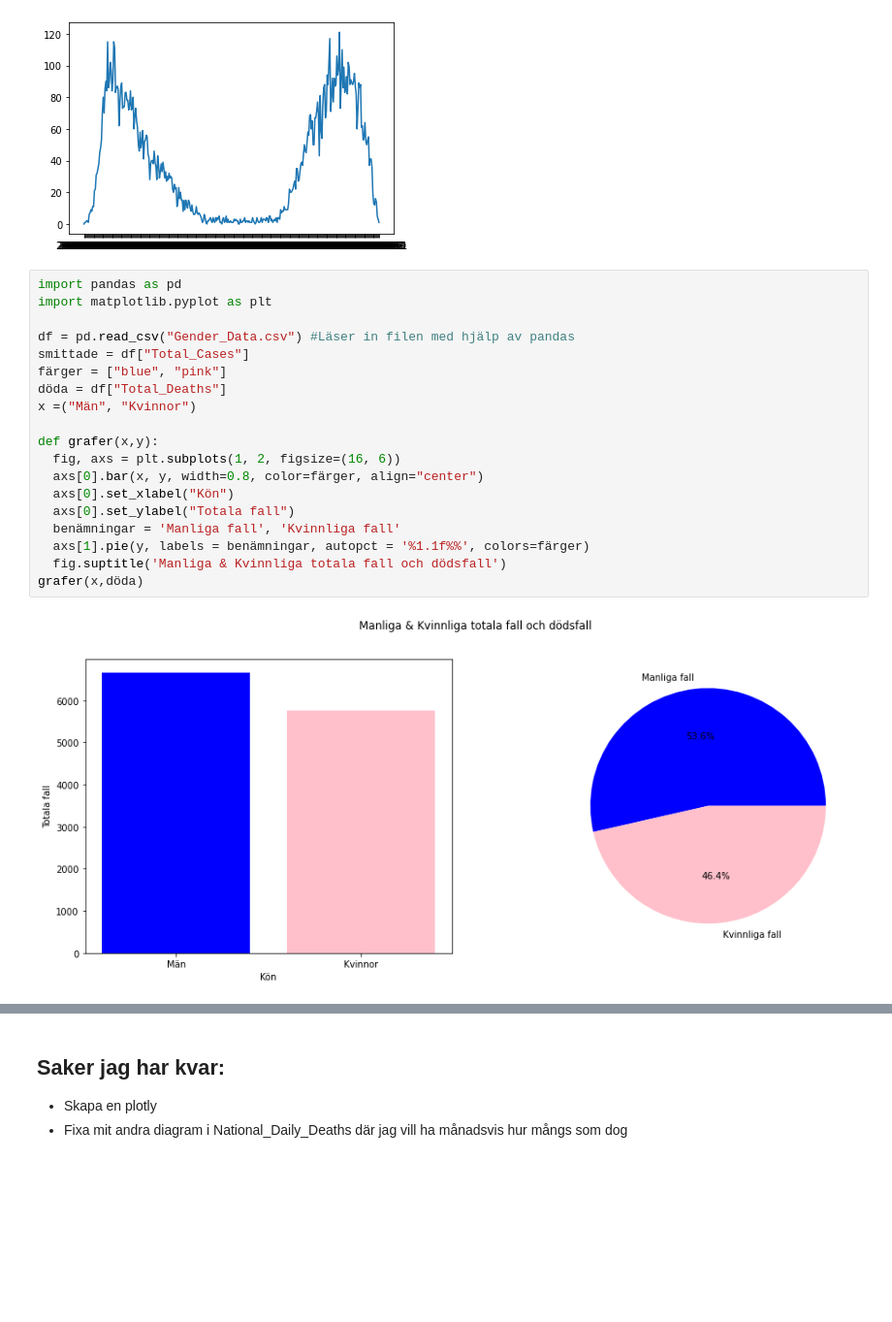
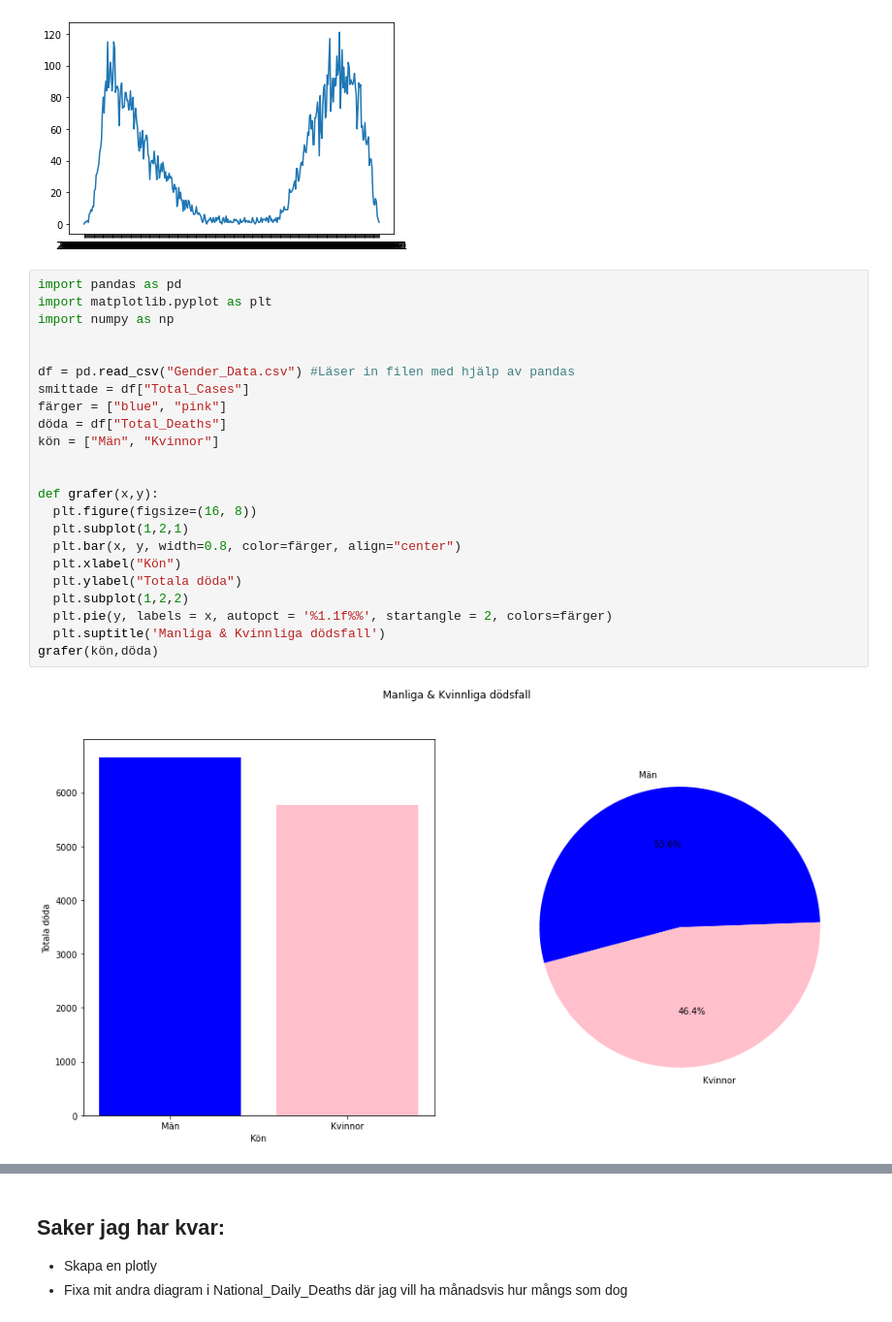
Before and after one commit to Limpan0305/linus_sundsten_TE19C, a Jupyter notebook: Programmering1/Dataanalysprojekt/projekt.ipynb, the cells around one changed output, grey strips where cells are left out. Shown at 97% size. Drawn from its saved outputs; the diff is of its cells as text; blank space fills up the shorter version.

```diff
--- a/Programmering1/Dataanalysprojekt/projekt.ipynb
+++ b/Programmering1/Dataanalysprojekt/projekt.ipynb
@@ -15,24 +15,28 @@ plt.show()
 # %%
 import pandas as pd
 import matplotlib.pyplot as plt
+import numpy as np
+
 
 df = pd.read_csv("Gender_Data.csv") #Läser in filen med hjälp av pandas
 smittade = df["Total_Cases"]
 färger = ["blue", "pink"]
 döda = df["Total_Deaths"]
-x =("Män", "Kvinnor")
+kön = ["Män", "Kvinnor"]
+
 
 def grafer(x,y):
-  fig, axs = plt.subplots(1, 2, figsize=(16, 6))
-  axs[0].bar(x, y, width=0.8, color=färger, align="center")
-  axs[0].set_xlabel("Kön")
-  axs[0].set_ylabel("Totala fall")
-  benämningar = 'Manliga fall', 'Kvinnliga fall'
-  axs[1].pie(y, labels = benämningar, autopct = '%1.1f%%', colors=färger)
-  fig.suptitle('Manliga & Kvinnliga totala fall och dödsfall')
-grafer(x,döda)
+  plt.figure(figsize=(16, 8))
+  plt.subplot(1,2,1)
+  plt.bar(x, y, width=0.8, color=färger, align="center")
+  plt.xlabel("Kön")
+  plt.ylabel("Totala döda")
+  plt.subplot(1,2,2)
+  plt.pie(y, labels = x, autopct = '%1.1f%%', startangle = 2, colors=färger)
+  plt.suptitle('Manliga & Kvinnliga dödsfall')
+grafer(kön,döda)
 # %% [output]
-[figure, old version]
+[figure, new version]
 # %%
 import pandas as pd
 import matplotlib.pyplot as plt
```
Also changed, not shown: parts of 1 cell of this notebook, 1 other file.
